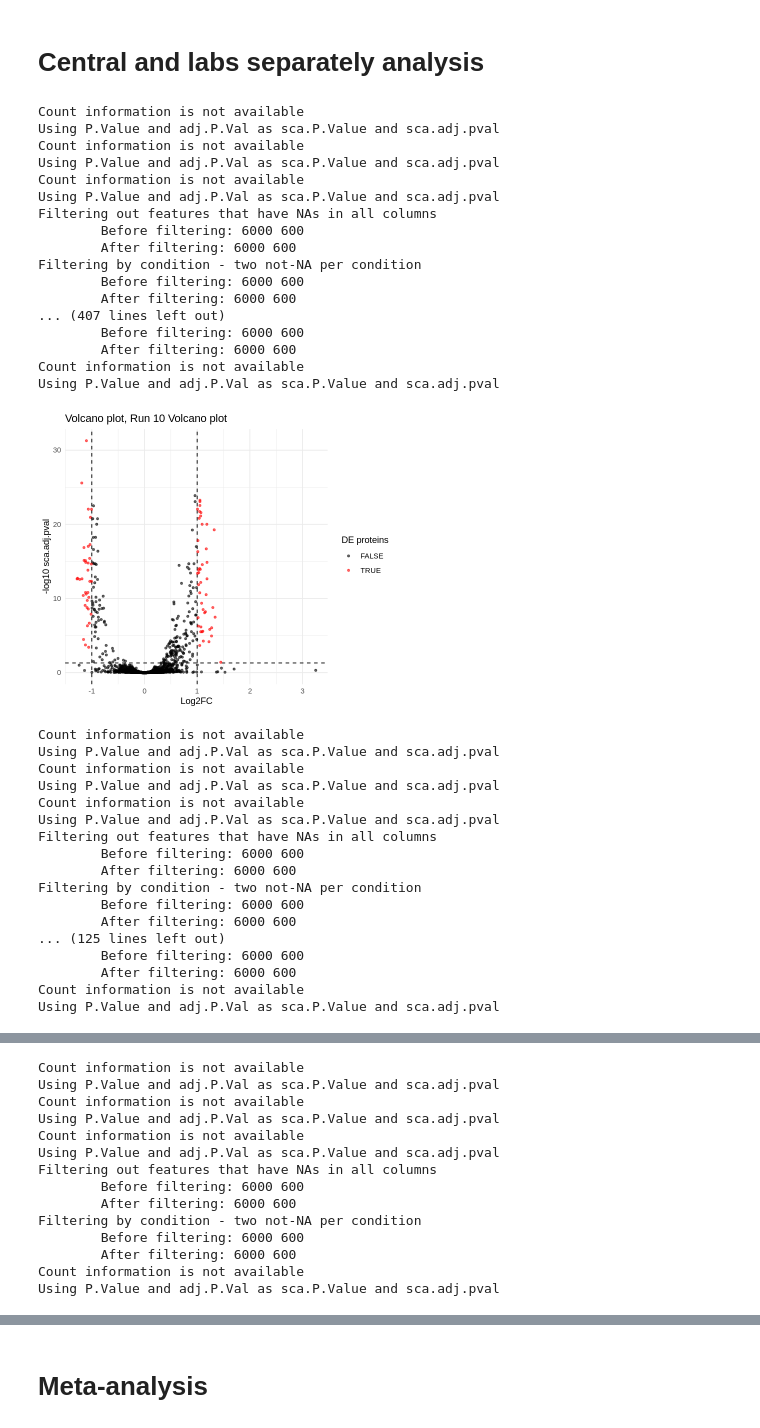
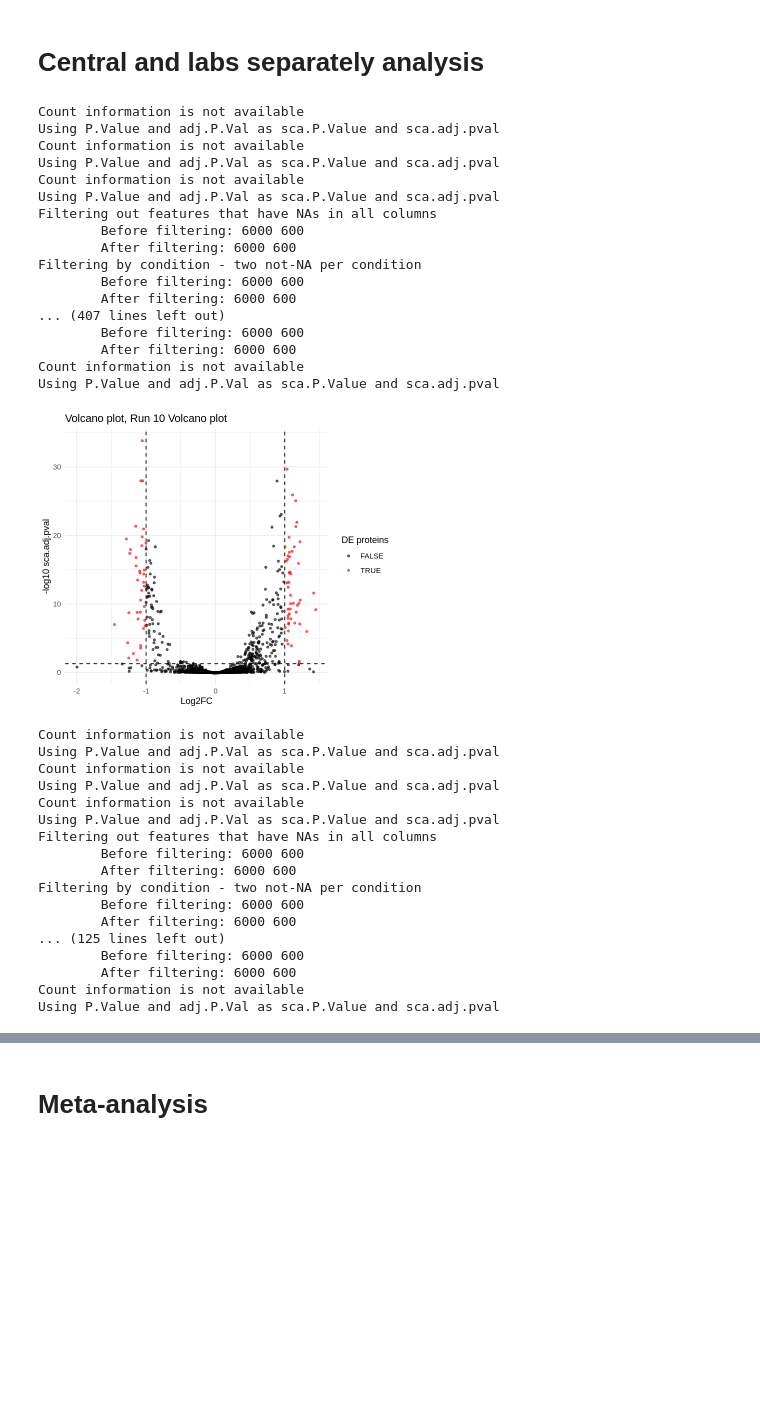
Before and after one commit to Freddsle/FedProt, a Jupyter notebook: evaluation/simulated/01_de_analysis.ipynb, the cells around one changed output, grey strips where cells are left out. Drawn from its saved outputs; the diff is of its cells as text; code cells hidden in the pictures; blank space fills up the shorter version.

Commit message:
added evaluation on imbalanced

```diff
--- a/evaluation/simulated/01_de_analysis.ipynb
+++ b/evaluation/simulated/01_de_analysis.ipynb
@@ -43,7 +43,7 @@ number_of_runs = 50
 # %% [markdown]
 # Central and labs separately analysis
 # %%
-for (mode in c("balanced", "imbalanced")){
+for (mode in c("mild_imbalanced")){ #"balanced", "imbalanced",
     sub_path = mode
 
     generated_data_directory <- paste0(data_directory, sub_path, "/data")
@@ -124,34 +124,34 @@ for (mode in c("balanced", "imbalanced")){
             pval_threshold = 0.05, logfc_threshold = 1,
             show_names = FALSE)
         ggsave(
             file = paste0(de_output_dir, "/", j, "_volcano_plot.jpg"),
             plot = plot_result, width = 7, height = 5)
 
         options(repr.plot.width=6, repr.plot.height=5)
         print(plot_result)
         }
     }
 
 }
 # %% [output]
 Count information is not available
 Using P.Value and adj.P.Val as sca.P.Value and sca.adj.pval
 Count information is not available
 Using P.Value and adj.P.Val as sca.P.Value and sca.adj.pval
 Count information is not available
 Using P.Value and adj.P.Val as sca.P.Value and sca.adj.pval
 Filtering out features that have NAs in all columns
         Before filtering: 6000 600
         After filtering: 6000 600
 Filtering by condition - two not-NA per condition
         Before filtering: 6000 600
         After filtering: 6000 600
 ... (407 lines left out)
         Before filtering: 6000 600
         After filtering: 6000 600
 Count information is not available
 Using P.Value and adj.P.Val as sca.P.Value and sca.adj.pval
-[figure, old version]
+[figure, new version]
 Count information is not available
 Using P.Value and adj.P.Val as sca.P.Value and sca.adj.pval
 Count information is not available
@@ -193,14 +190,0 @@ Warning message:
-Count information is not available
-Using P.Value and adj.P.Val as sca.P.Value and sca.adj.pval
-Count information is not available
-Using P.Value and adj.P.Val as sca.P.Value and sca.adj.pval
-Count information is not available
-Using P.Value and adj.P.Val as sca.P.Value and sca.adj.pval
-Filtering out features that have NAs in all columns
-        Before filtering: 6000 600
-        After filtering: 6000 600
-Filtering by condition - two not-NA per condition
-        Before filtering: 6000 600
-        After filtering: 6000 600
-Count information is not available
-Using P.Value and adj.P.Val as sca.P.Value and sca.adj.pval
```
Also changed, not shown: parts of 3 cells of this notebook, 25 other files.
